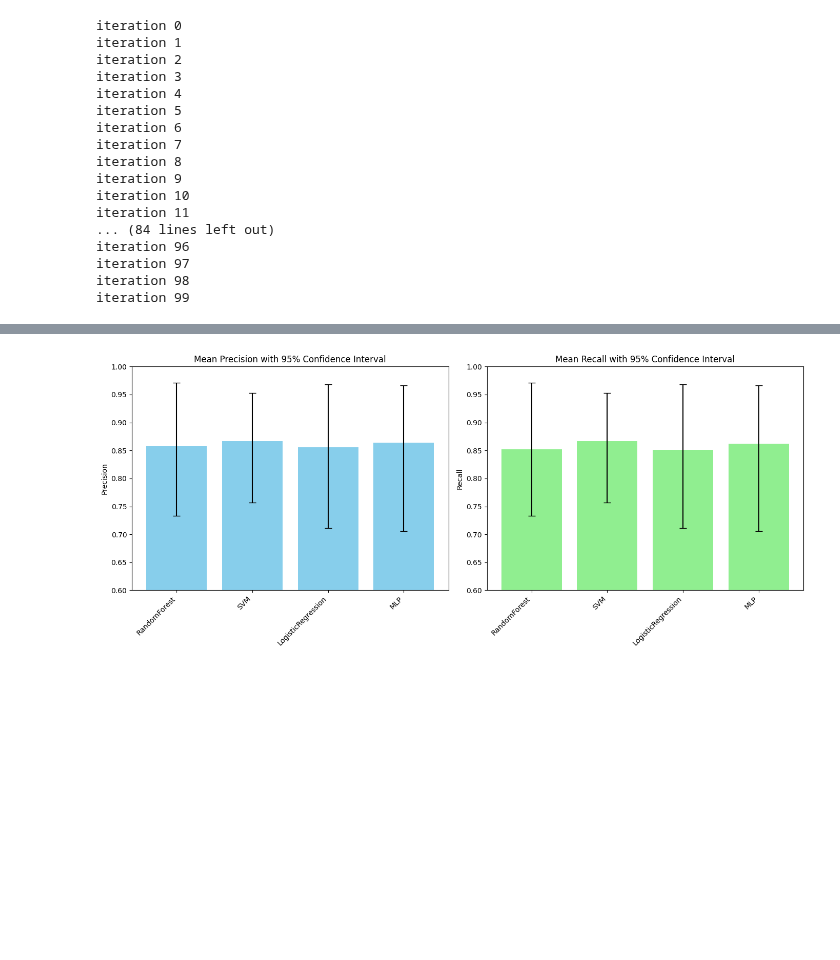
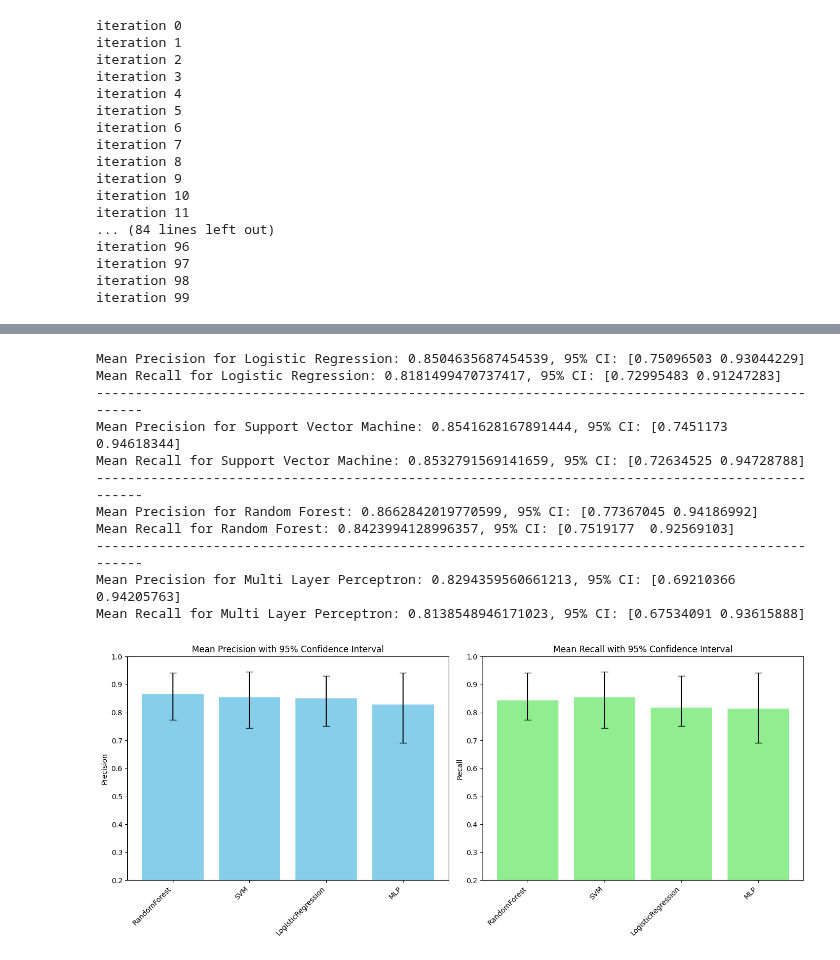
Before and after one commit to MahdiAnvarii/MachineLearning-Homeworks, a Jupyter notebook: Project/Q3/Q3_P.ipynb, the cells around one changed output, grey strips where cells are left out. Drawn from its saved outputs; the diff is of its cells as text; code cells hidden in the pictures; blank space fills up the shorter version.

```diff
--- a/Project/Q3/Q3_P.ipynb
+++ b/Project/Q3/Q3_P.ipynb
@@ -488,11 +336,19 @@ print(RF_recall)
+# %%
+X_test_reset = X_test.reset_index(drop=True)
+y_test_reset = y_test.reset_index(drop=True)
+X_not_normal = X_test_reset[y_pred_MLP != 'Normal']
+y_not_normal = y_test_reset[y_pred_MLP != 'Normal']
+df_deg = subset_data2.iloc[0:,1:].T
+df_deg_test = X_not_normal[selected_genes_Python]
+y_train2 = y_train[y_train['Simplified_class'] != 'Normal']
 # %%
 # Multi Layer Perceptron
-MLP_model = MLPClassifier(hidden_layer_sizes=(100,), max_iter=300, activation='relu', solver='adam')
-MLP_model.fit(df_deg, y_train2)
+MLP_model = MLPClassifier(hidden_layer_sizes=(100,), max_iter=300, activation='relu', solver='adam', random_state=10101)
+MLP_model.fit(df_deg, y_train2['Simplified_class'])
 
-y_pred_MLP = MLP_model.predict(df_deg_test)
-MLP_precision = precision_score(y_test2, y_pred_MLP, average='macro')
-MLP_recall = recall_score(y_test2, y_pred_MLP, average='macro')
+y_pred_MLP2 = MLP_model.predict(df_deg_test)
+MLP_precision = precision_score(y_not_normal['Simplified_class'], y_pred_MLP2, average='macro')
+MLP_recall = recall_score(y_not_normal['Simplified_class'], y_pred_MLP2, average='macro')
 print(MLP_precision)
 print(MLP_recall)
 # %% [output]
@@ -500,0 +357,7 @@ print(MLP_recall)
+# %%
+y_pred_MLP[y_pred_MLP == 'Fibrosis'] = y_pred_MLP2
+# %%
+MLP_precision = precision_score(y_test['Simplified_class'], y_pred_MLP, average='macro')
+MLP_recall = recall_score(y_test['Simplified_class'], y_pred_MLP, average='macro')
+print(MLP_precision)
+print(MLP_recall)
@@ -684,21 +690,15 @@ recall_errors = np.array([[mean - ci[0], ci[1] - mean] for mean, ci in zip(mean_
-# %%
-fig, ax = plt.subplots(1, 2, figsize=(14, 6))
-
-# Plot precision
-ax[0].bar(models, mean_precisions, yerr=precision_errors, capsize=5, color='skyblue')
-ax[0].set_title('Mean Precision with 95% Confidence Interval')
-ax[0].set_ylabel('Precision')
-ax[0].set_ylim([0.6, 1])
-ax[0].set_xticklabels(models, rotation=45, ha="right")
-
-# Plot recall
-ax[1].bar(models, mean_recalls, yerr=recall_errors, capsize=5, color='lightgreen')
-ax[1].set_title('Mean Recall with 95% Confidence Interval')
-ax[1].set_ylabel('Recall')
-ax[1].set_ylim([0.6, 1])
-ax[1].set_xticklabels(models, rotation=45, ha="right")
-
-plt.tight_layout()
-plt.show()
-# %% [output]
-[figure, removed]
+# %%
+Evaluation(LR_precisions,LR_recalls,SVM_precisions,SVM_recalls,RF_precisions,RF_recalls,MLP_precisions,MLP_recalls)
+# %% [output]
+Mean Precision for Logistic Regression: 0.8504635687454539, 95% CI: [0.75096503 0.93044229]
+Mean Recall for Logistic Regression: 0.8181499470737417, 95% CI: [0.72995483 0.91247283]
+-------------------------------------------------------------------------------------------------
+Mean Precision for Support Vector Machine: 0.8541628167891444, 95% CI: [0.7451173  0.94618344]
+Mean Recall for Support Vector Machine: 0.8532791569141659, 95% CI: [0.72634525 0.94728788]
+-------------------------------------------------------------------------------------------------
+Mean Precision for Random Forest: 0.8662842019770599, 95% CI: [0.77367045 0.94186992]
+Mean Recall for Random Forest: 0.8423994128996357, 95% CI: [0.7519177  0.92569103]
+-------------------------------------------------------------------------------------------------
+Mean Precision for Multi Layer Perceptron: 0.8294359560661213, 95% CI: [0.69210366 0.94205763]
+Mean Recall for Multi Layer Perceptron: 0.8138548946171023, 95% CI: [0.67534091 0.93615888]
+[figure, added]
```
Also changed, not shown: parts of 54 cells of this notebook.
